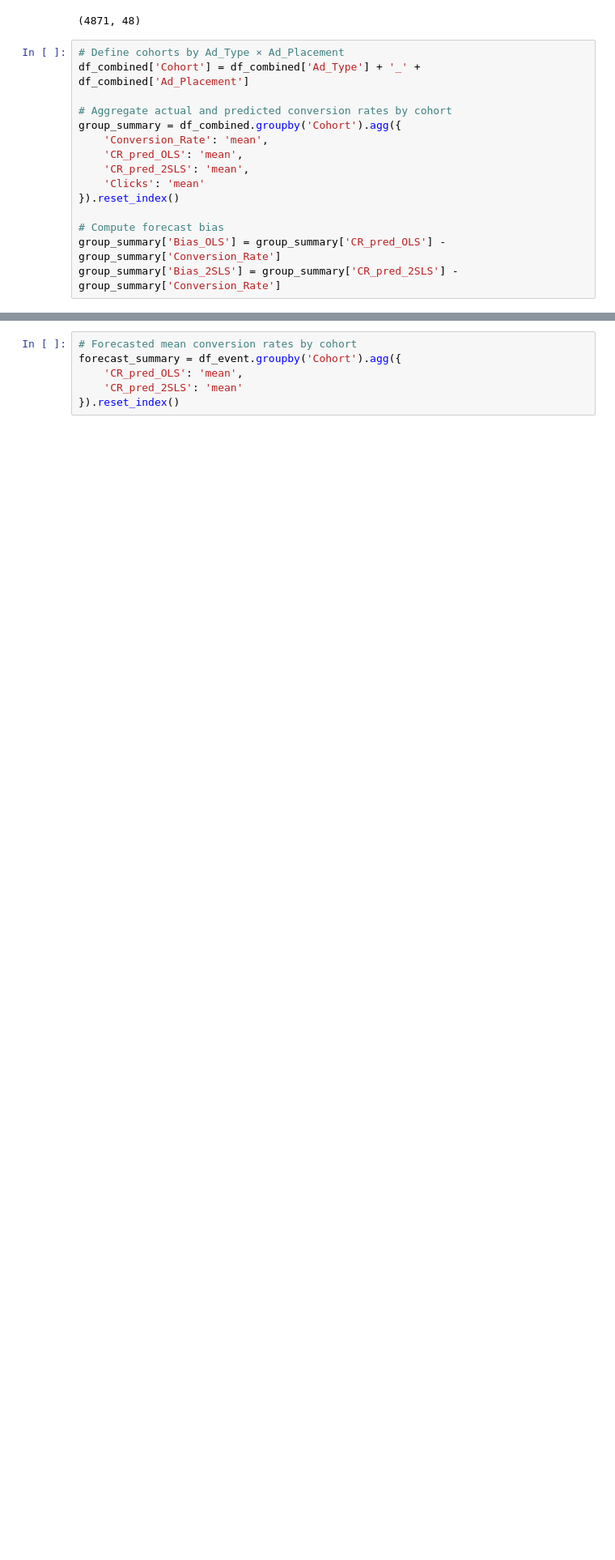
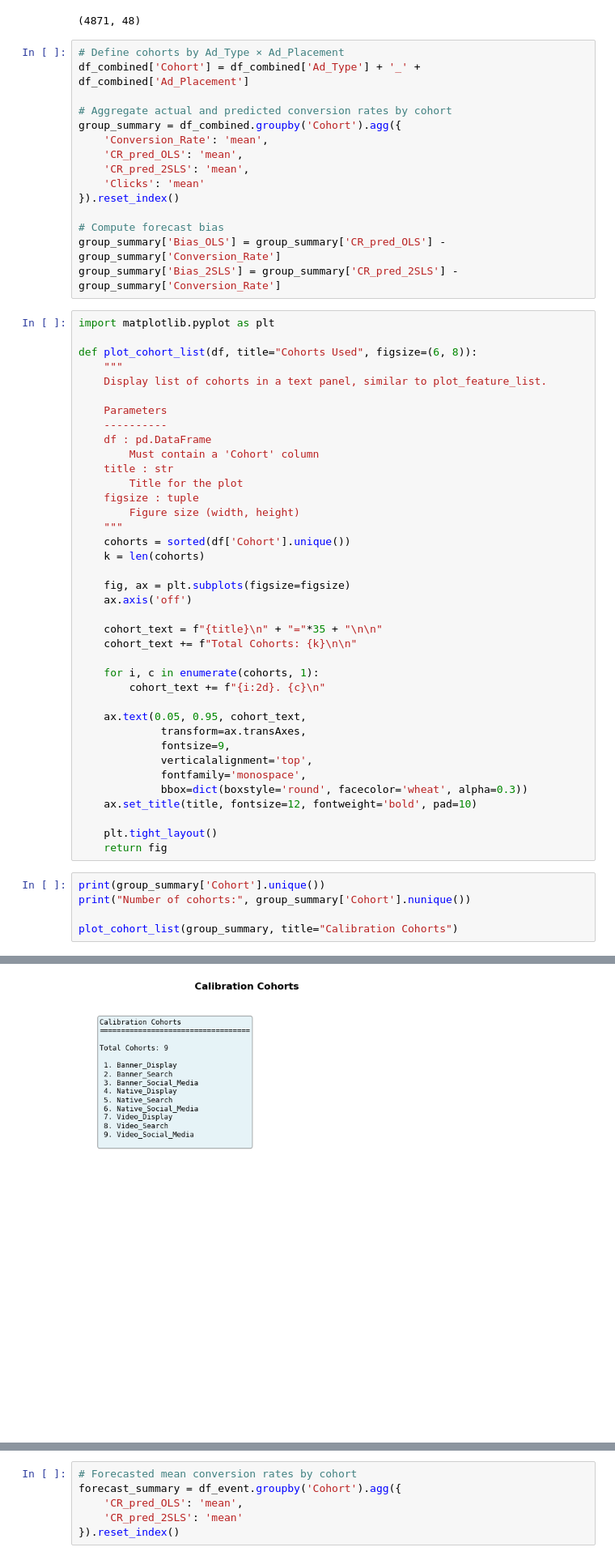
Before and after one commit to IanTaiAhn/econ6550, a Jupyter notebook: project/project_v3.ipynb, the cells around one changed output, grey strips where cells are left out. Shown at 81% size. Cells and saved outputs as stored; diff of their text form; blank space fills up the shorter version.

```diff
--- a/project/project_v3.ipynb
+++ b/project/project_v3.ipynb
@@ -1806,3 +1743,47 @@ group_summary = df_combined.groupby('Cohort').agg({
 # Compute forecast bias
 group_summary['Bias_OLS'] = group_summary['CR_pred_OLS'] - group_summary['Conversion_Rate']
 group_summary['Bias_2SLS'] = group_summary['CR_pred_2SLS'] - group_summary['Conversion_Rate']
+# %%
+import matplotlib.pyplot as plt
+
+def plot_cohort_list(df, title="Cohorts Used", figsize=(6, 8)):
+    """
+    Display list of cohorts in a text panel, similar to plot_feature_list.
+
+    Parameters
+    ----------
+    df : pd.DataFrame
+        Must contain a 'Cohort' column
+    title : str
+        Title for the plot
+    figsize : tuple
+        Figure size (width, height)
+    """
+    cohorts = sorted(df['Cohort'].unique())
+    k = len(cohorts)
+
+    fig, ax = plt.subplots(figsize=figsize)
+    ax.axis('off')
+
+    cohort_text = f"{title}\n" + "="*35 + "\n\n"
+    cohort_text += f"Total Cohorts: {k}\n\n"
+
+    for i, c in enumerate(cohorts, 1):
+        cohort_text += f"{i:2d}. {c}\n"
+
+    ax.text(0.05, 0.95, cohort_text,
+             transform=ax.transAxes,
+             fontsize=9,
+             verticalalignment='top',
+             fontfamily='monospace',
+             bbox=dict(boxstyle='round', facecolor='wheat', alpha=0.3))
+    ax.set_title(title, fontsize=12, fontweight='bold', pad=10)
+
+    plt.tight_layout()
+    return fig
+# %%
+print(group_summary['Cohort'].unique())
+print("Number of cohorts:", group_summary['Cohort'].nunique())
+
+plot_cohort_list(group_summary, title="Calibration Cohorts")
+# %% [output]
@@ -1808,0 +1794 @@ group_summary['Bias_2SLS'] = group_summary['CR_pred_2SLS'] - group_summary['Conv
+[figure, added]
```
Also changed, not shown: parts of 24 cells of this notebook, 2 other files.
